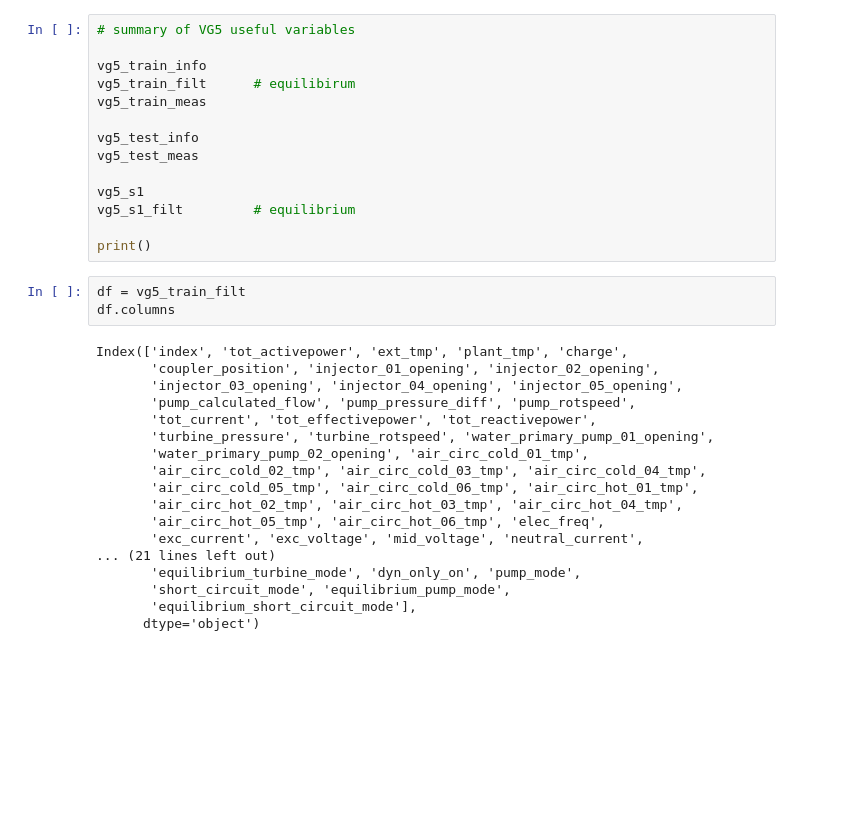
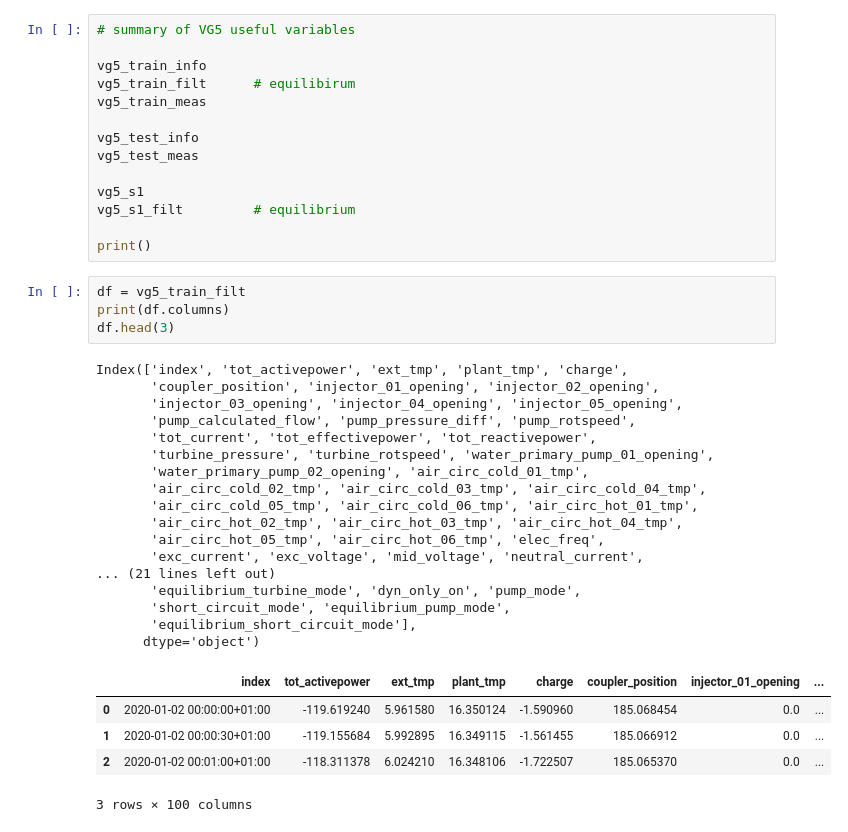
Before and after one commit to JadBh/Machine-Learning-for-Predictive-Maintenance-project, a Jupyter notebook: project_code_V1.ipynb, the cells around one changed output. Saved outputs shown, nothing was run; the diff lists cells and outputs as text; blank space fills up the shorter version.

```diff
--- a/project_code_V1.ipynb
+++ b/project_code_V1.ipynb
@@ -116,22 +118,28 @@ vg5_s1_filt         # equilibrium
 print()
 # %%
 df = vg5_train_filt
-df.columns
+print(df.columns)
+df.head(3)
 # %% [output]
 Index(['index', 'tot_activepower', 'ext_tmp', 'plant_tmp', 'charge',
        'coupler_position', 'injector_01_opening', 'injector_02_opening',
        'injector_03_opening', 'injector_04_opening', 'injector_05_opening',
        'pump_calculated_flow', 'pump_pressure_diff', 'pump_rotspeed',
        'tot_current', 'tot_effectivepower', 'tot_reactivepower',
        'turbine_pressure', 'turbine_rotspeed', 'water_primary_pump_01_opening',
        'water_primary_pump_02_opening', 'air_circ_cold_01_tmp',
        'air_circ_cold_02_tmp', 'air_circ_cold_03_tmp', 'air_circ_cold_04_tmp',
        'air_circ_cold_05_tmp', 'air_circ_cold_06_tmp', 'air_circ_hot_01_tmp',
        'air_circ_hot_02_tmp', 'air_circ_hot_03_tmp', 'air_circ_hot_04_tmp',
        'air_circ_hot_05_tmp', 'air_circ_hot_06_tmp', 'elec_freq',
        'exc_current', 'exc_voltage', 'mid_voltage', 'neutral_current',
 ... (21 lines left out)
        'equilibrium_turbine_mode', 'dyn_only_on', 'pump_mode',
        'short_circuit_mode', 'equilibrium_pump_mode',
        'equilibrium_short_circuit_mode'],
       dtype='object')
+|  | index | tot_activepower | ext_tmp | plant_tmp | charge | coupler_position | injector_01_opening | ... |
+| 0 | 2020-01-02 00:00:00+01:00 | -119.619240 | 5.961580 | 16.350124 | -1.590960 | 185.068454 | 0.0 | ... |
+| 1 | 2020-01-02 00:00:30+01:00 | -119.155684 | 5.992895 | 16.349115 | -1.561455 | 185.066912 | 0.0 | ... |
+| 2 | 2020-01-02 00:01:00+01:00 | -118.311378 | 6.024210 | 16.348106 | -1.722507 | 185.065370 | 0.0 | ... |
+3 rows × 100 columns
```
Also changed, not shown: parts of 15 cells of this notebook.
